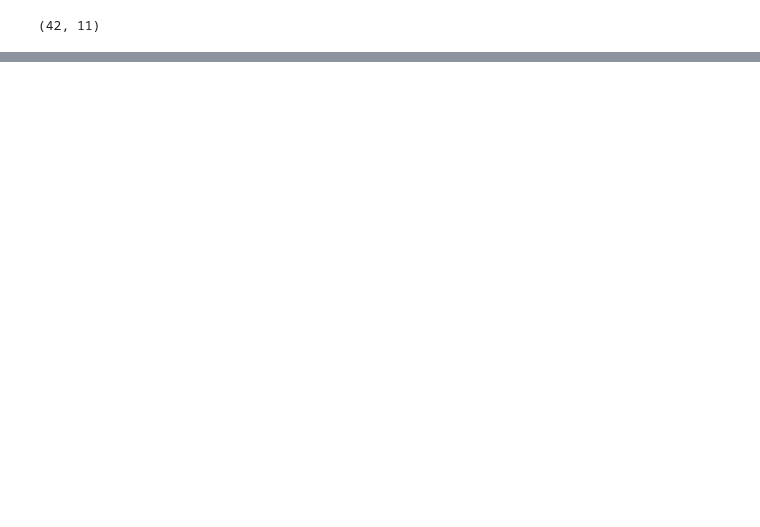
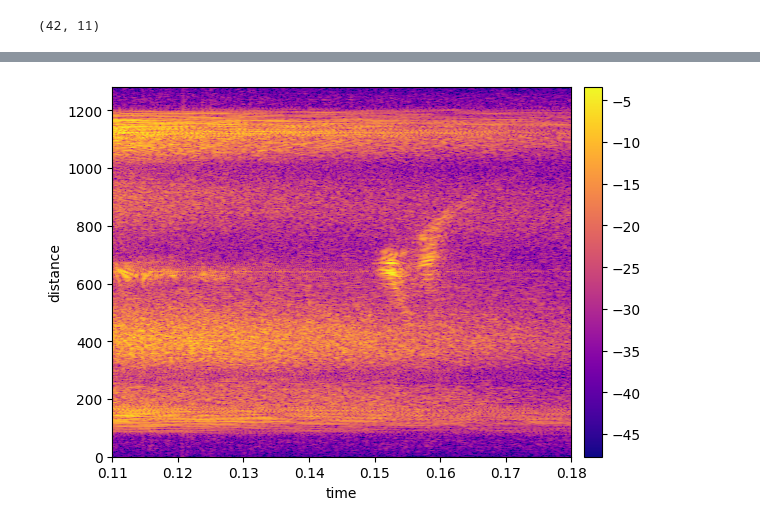
Before and after one commit to zsk4/DavidSpecularity, a Jupyter notebook: FigureS1/FigS1Test.ipynb, the cells around one changed output, grey strips where cells are left out. Cells and saved outputs as stored; diff of their text form; code cells hidden in the pictures; blank space fills up the shorter version.

```diff
--- a/FigureS1/FigS1Test.ipynb
+++ b/FigureS1/FigS1Test.ipynb
@@ -503,0 +510,22 @@ fig.tight_layout()
+# %%
+# Pretend seismogram and fk filter
+import dascore as dc
+ny, nx = rad_db_orig.shape
+
+# Reconstruct coordinates from extent
+freq_coord = np.linspace(0, doppler_freq[-1]-doppler_freq[0], nx)
+dist_coord = np.linspace(start_y/10000,end_y/10000, ny)
+
+patch = dc.Patch(
+    data=rad_db_orig.T,
+    coords={
+        "distance": freq_coord,
+        "time": dist_coord,
+    },
+    dims=("distance", "time"),
+
+
+)
+patch.viz.waterfall(show=True, cmap='plasma');
+# %% [output]
+[figure, added]
```
Also changed, not shown: parts of 10 cells of this notebook, 2 other files.
